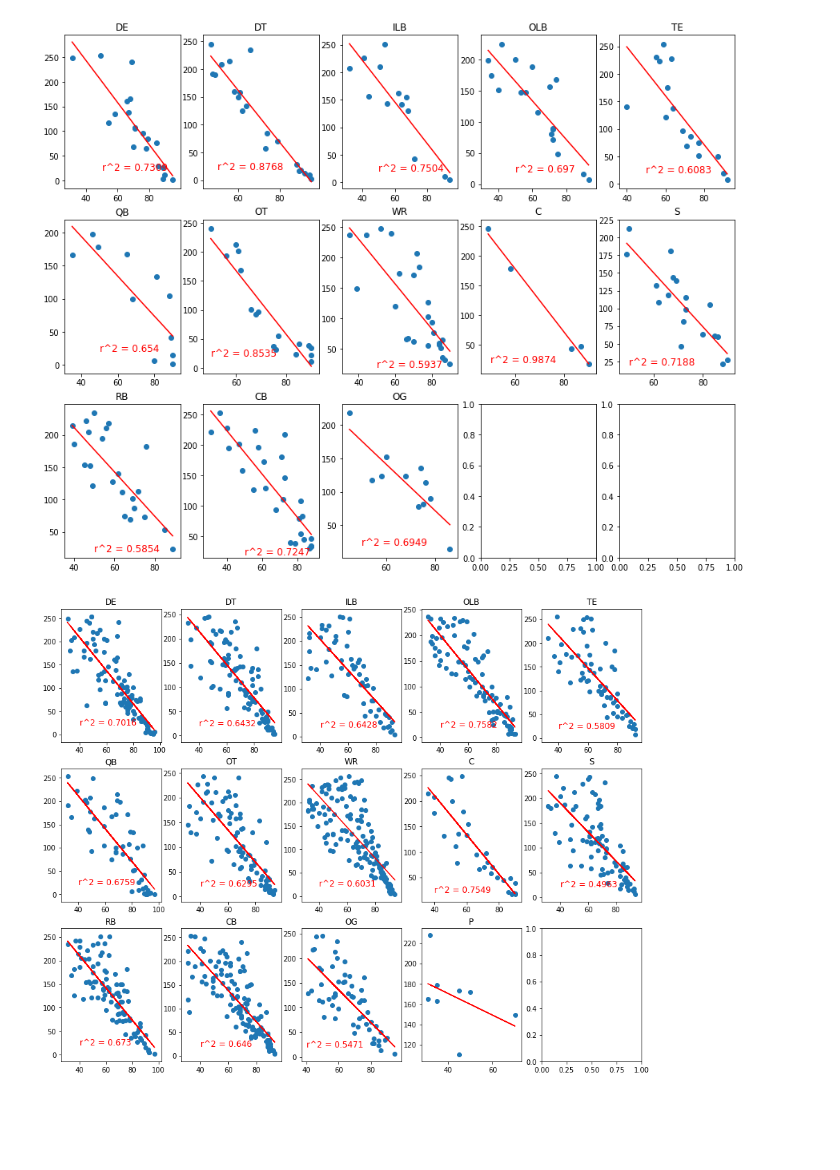
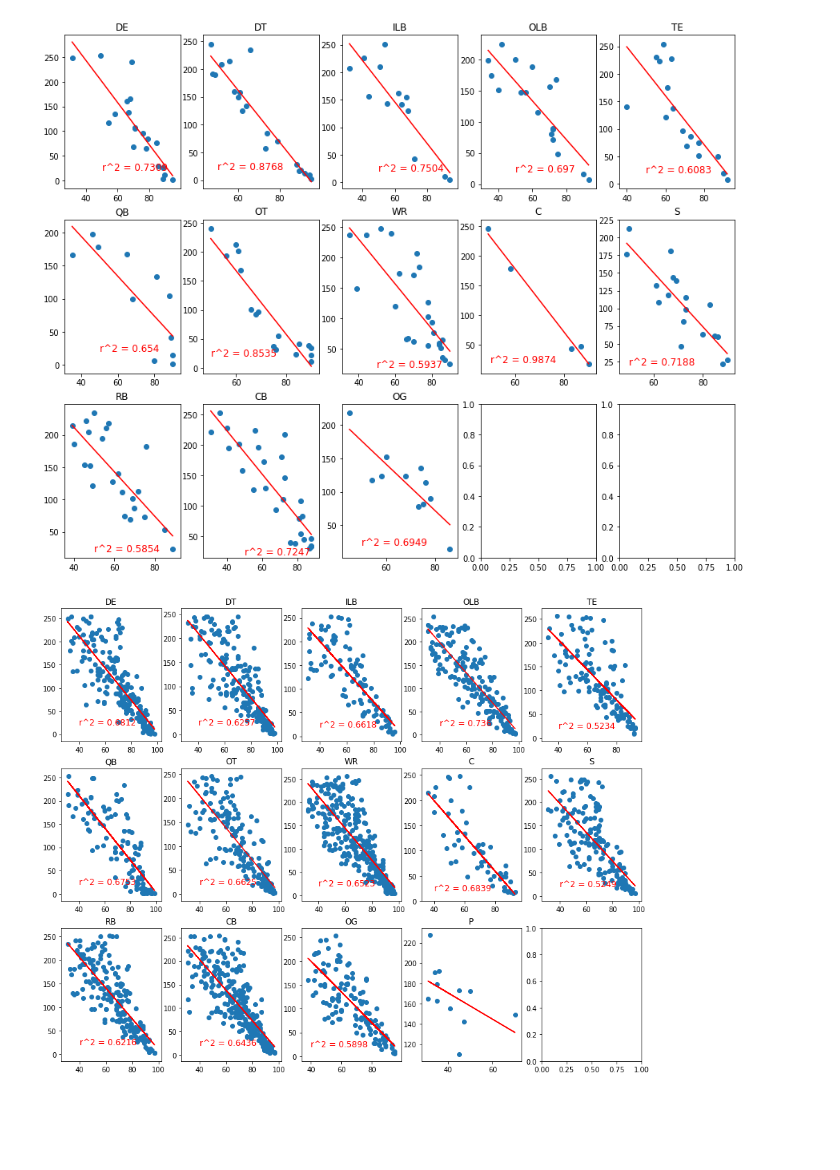
Before and after one commit to walshja03/NFLDraftAnalysis, a Jupyter notebook: RankVsDraft.ipynb, the cells around one changed output. Saved outputs shown, nothing was run; the diff lists cells and outputs as text; code cells hidden in the pictures.

```diff
--- a/RankVsDraft.ipynb
+++ b/RankVsDraft.ipynb
@@ -212 +243,7 @@ posdfs15to19 = {i:drafts15to19[drafts15to19["Position"]==i] for i in positions}
+# %%
+#List of position groups
+positions = drafted2019["Position"].unique()
+
+#Create a dictionary of df's by position
+posdfs09to19 = {i:drafts09to19[drafts09to19["Position"]==i] for i in positions}
 # %%
@@ -273,30 +306,30 @@ for i in range(13):
 # %%
 f,(axs) = plt.subplots(3,5,figsize = (15,12))
 #(ax1,ax2,ax3,ax4,ax5),(ax6,ax7,ax8,ax9,ax10),(ax11,ax12,ax13,ax14,ax15)=axs
 
 # linregcomp(posdfs["DE"],"Grade","Pick Overall",0,0,30,50)
 # ax1.set_title("DE")
 r=0
 c=0
 across = [0,1,2,3,5,6,7,8]
 for i in range(14):
 
         if (i+1)%5 == 0:
 
 
-            linregcomp(posdfs15to19[positions[i]],"Grade","Pick Overall",r,c,40,50)
+            linregcomp(posdfs09to19[positions[i]],"Grade","Pick Overall",r,c,40,50)
             axs[r,c].set_title(positions[i])
             r=r+1
             c=0
 
 
 
         else:
-            linregcomp(posdfs15to19[positions[i]],"Grade","Pick Overall",r,c,40,50)
+            linregcomp(posdfs09to19[positions[i]],"Grade","Pick Overall",r,c,40,50)
             axs[r,c].set_title(positions[i])
             c=c+1
 # %% [output]
-[figure, old version]
+[figure, new version]
 # %%
 for i in range(len(positions)):
     print(positions[i])
```
Also changed, not shown: parts of 7 cells of this notebook, 8 other files.
